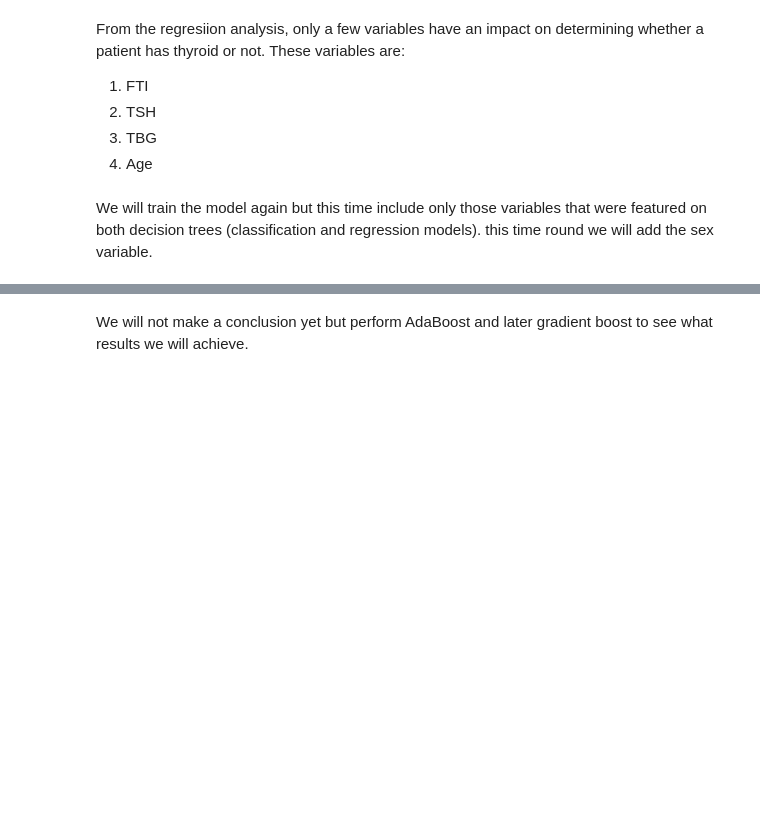
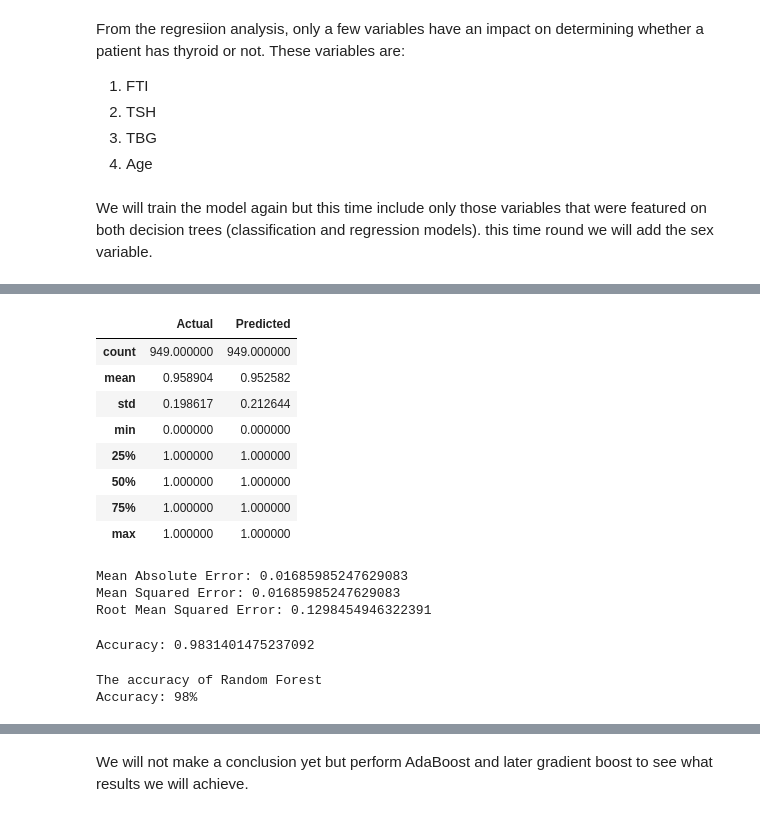
Before and after one commit to veronica1013/Test-for-Hypothyroidism, a Jupyter notebook: Moringa_Data_Science_Core_Module2_W8_Independent_Project_2021_10_Veronica_Isiaho_Python_Notebook_ipynb.ipynb, the cells around one changed output, grey strips where cells are left out. Saved outputs shown, nothing was run; the diff lists cells and outputs as text; code cells hidden in the pictures; blank space fills up the shorter version.

```diff
--- a/Moringa_Data_Science_Core_Module2_W8_Independent_Project_2021_10_Veronica_Isiaho_Python_Notebook_ipynb.ipynb
+++ b/Moringa_Data_Science_Core_Module2_W8_Independent_Project_2021_10_Veronica_Isiaho_Python_Notebook_ipynb.ipynb
@@ -703,0 +709,25 @@ After considering the variables that could determine if a patient has thyroid fr
+# %%
+#importing required liraries
+from sklearn.tree import DecisionTreeClassifier
+from sklearn.model_selection import train_test_split
+from sklearn import metrics
+
+# Split the independent and dependent variables
+# We want to predict the whether or not the patient's symptoms determine hypothyroidism
+y = encoding_df['status'].values
+
+test_features = ['age', 'sex', 'on_thyroxine', 'query_on_thyroxine',
+       'on_antithyroid_medication', 'thyroid_surgery', 'query_hypothyroid',
+       'query_hyperthyroid', 'pregnant', 'sick', 'tumor', 'lithium', 'goitre',
+       'TSH_measured', 'TSH', 'T3_measured', 'T3', 'TT4_measured', 'TT4',
+       'T4U_measured', 'T4U', 'FTI_measured', 'FTI', 'TBG_measured', 'TBG']
+X = encoding_df[test_features].values
+
+# Splitting Dataset into 70% Train set and 30% Test sets
+X_train,X_test,y_train,y_test=train_test_split(X,y,test_size=0.3,random_state=0)
+# %%
+from sklearn.tree import DecisionTreeClassifier
+# Fitting the variables into the classifier
+from sklearn import tree
+clf = tree.DecisionTreeClassifier()
+clf = clf.fit(X, y)
@@ -703,0 +746,50 @@ After considering the variables that could determine if a patient has thyroid fr
+# %%
+# Predict based on the model we've trained
+y_pred = clf.predict(X_test)
+
+# Create a decision tree classifier
+from sklearn.tree import DecisionTreeRegressor
+tree = DecisionTreeRegressor()
+
+# Train it on our training set.
+tree = tree.fit(X_train, y_train)
+
+# Predict based on the model we've trained
+y_pred = tree.predict(X_test)
+
+comparison_frame = pd.DataFrame({'Actual': y_test.flatten(), 'Predicted': y_pred.flatten()})
+
+comparison_frame.describe()
+# %% [output]
+|  | Actual | Predicted |
+| count | 949.000000 | 949.000000 |
+| mean | 0.958904 | 0.952582 |
+| std | 0.198617 | 0.212644 |
+| min | 0.000000 | 0.000000 |
+| 25% | 1.000000 | 1.000000 |
+| 50% | 1.000000 | 1.000000 |
+| 75% | 1.000000 | 1.000000 |
+| max | 1.000000 | 1.000000 |
+# %%
+from sklearn import metrics
+
+print('Mean Absolute Error:', metrics.mean_absolute_error(y_test, y_pred))
+print('Mean Squared Error:', metrics.mean_squared_error(y_test, y_pred))
+print('Root Mean Squared Error:', np.sqrt(metrics.mean_squared_error(y_test, y_pred)))
+# %% [output]
+Mean Absolute Error: 0.01685985247629083
+Mean Squared Error: 0.01685985247629083
+Root Mean Squared Error: 0.1298454946322391
+# %%
+from sklearn import metrics
+# Model Accuracy, checks how often is the classifier correct?
+print("Accuracy:",metrics.accuracy_score(y_test, y_pred))
+# %% [output]
+Accuracy: 0.9831401475237092
+# %%
+print('The accuracy of Random Forest')
+random_forest = "Accuracy: {}%".format(int(round((metrics.accuracy_score(y_test, y_pred)) * 100)))
+print(random_forest)
+# %% [output]
+The accuracy of Random Forest
+Accuracy: 98%
```
Also changed, not shown: parts of 141 cells of this notebook.
